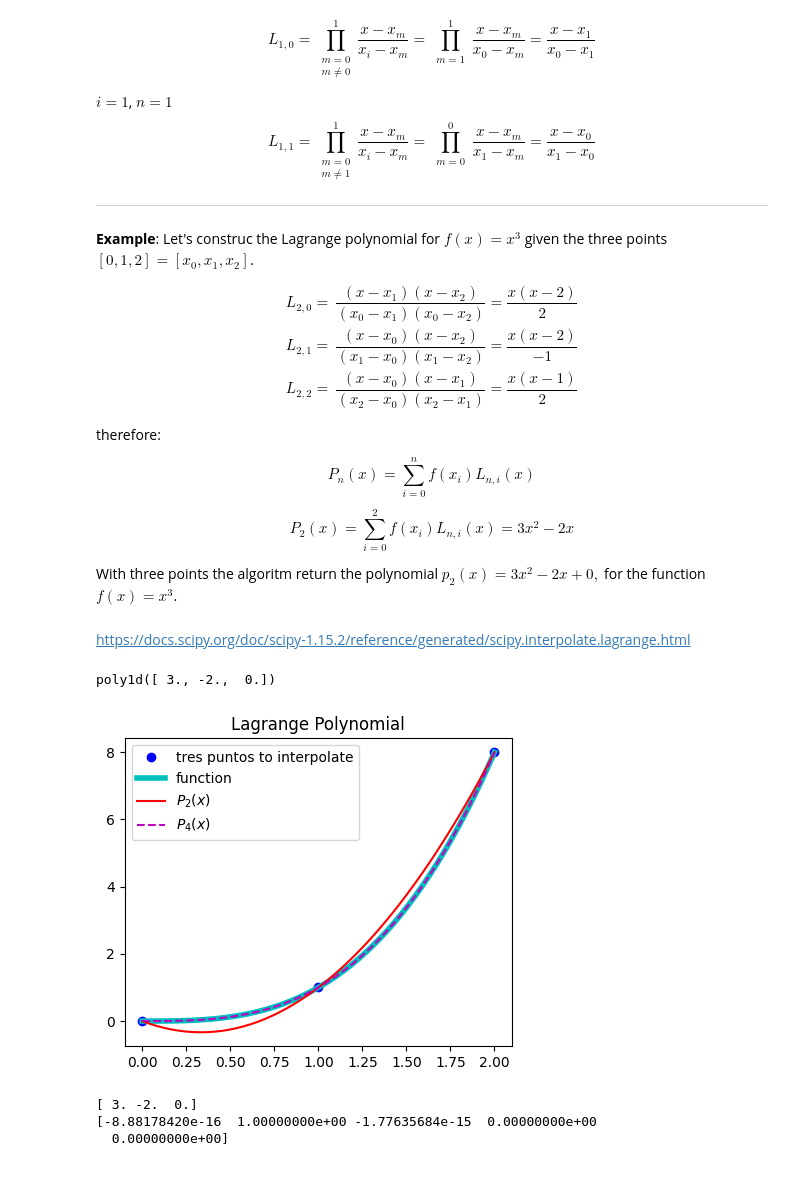
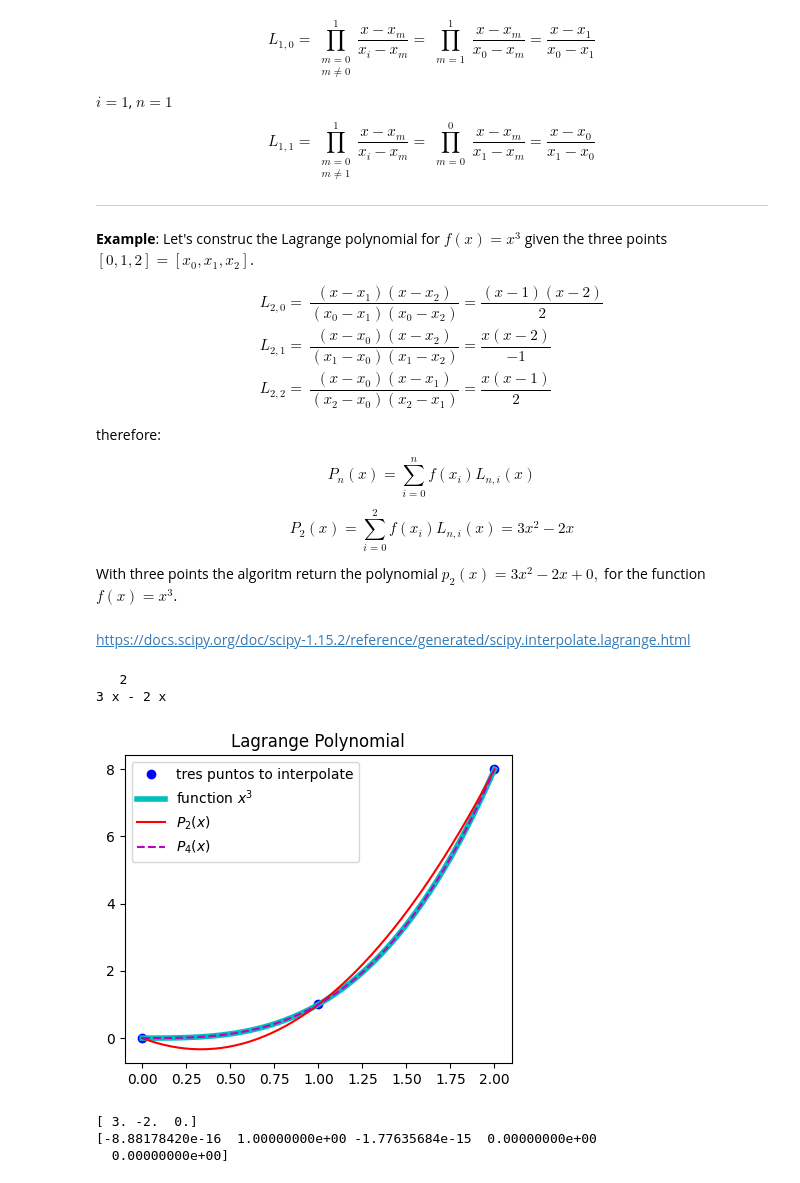
Before and after one commit to anferivera/Programming, a Jupyter notebook: 4_interpolation.ipynb, the cells around one changed output. Cells and saved outputs as stored; diff of their text form; code cells hidden in the pictures.

```diff
--- a/4_interpolation.ipynb
+++ b/4_interpolation.ipynb
@@ -199,7 +199,7 @@ $$ L_{1,1}=\prod_{\begin{smallmatrix}m=0\\ m\neq 1\end{smallmatrix}}^1 \frac{x-x
 Let's construc the Lagrange polynomial for $f(x)=x^3$ given the three points $[0,1,2]=[x_0,x_1,x_2]$.
 
 \begin{align}
-L_{2,0}=& \dfrac{(x-x_1)(x-x_2)}{(x_0 - x_1)(x_0 - x_2)} = \dfrac{x(x-2)}{2}
+L_{2,0}=& \dfrac{(x-x_1)(x-x_2)}{(x_0 - x_1)(x_0 - x_2)} = \dfrac{(x-1)(x-2)}{2}
 \\
 L_{2,1}=& \dfrac{(x-x_0)(x-x_2)}{(x_1 - x_0)(x_1 - x_2)} = \dfrac{x(x-2)}{-1}
 \\
@@ -222,8 +222,8 @@ from numpy.polynomial.polynomial import Polynomial # return the polinomial coefi
 #import numpy as np
 #from scipy.interpolate import lagrange
 
-lista = [0,1,2] #3 points
-lista2 = [0,0.5,1,1.5,2] #5 points
+lista = [0,1,2] #3 points --> P2
+lista2 = [0,0.5,1,1.5,2] #5 points --> P4
 
 x = np.array(lista)
 y = x**3
@@ -231,31 +231,31 @@ xx = np.array(lista2)
 yy = xx**3
 #Polynomial coeficients
 poly = lagrange(x, y)
+print(poly)
 poly2 = lagrange(xx, yy)
 
 #New completed array
 x_new = np.linspace(0, 2, 50)
 y_new = x_new**3
+# %% [output]
+   2
+3 x - 2 x
-# %%
-poly
-# %% [output]
-poly1d([ 3., -2.,  0.])
 # %%
 plt.figure( figsize=(5,4) )
 plt.plot(x,y,'bo',label='tres puntos to interpolate')
-plt.plot(x_new,y_new,'c-',lw=4,label='function')
+plt.plot(x_new,y_new,'c-',lw=4,label='function $x^3$')
 
 plt.plot(x_new, Polynomial(poly.coef[::-1])(x_new), 'r-', label=r'$P_2(x)$')
 plt.plot(x_new, Polynomial(poly2.coef[::-1])(x_new), 'm--',label=r'$P_4(x)$')
 
 #plt.plot(x,x*(-2+3*x),'r.', label='polynomio x(-2+3x)')
 
 plt.legend()
 plt.legend()
 plt.title('Lagrange Polynomial')
 plt.show()
 # %% [output]
-[figure, old version]
+[figure, new version]
 # %%
 print(Polynomial(poly).coef)
 print(Polynomial(poly2).coef)
```
Also changed, not shown: parts of 1 cell of this notebook.
